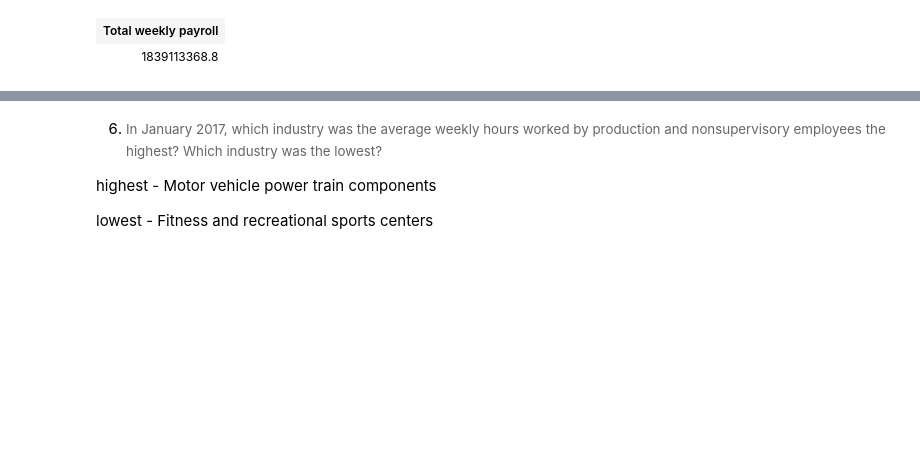
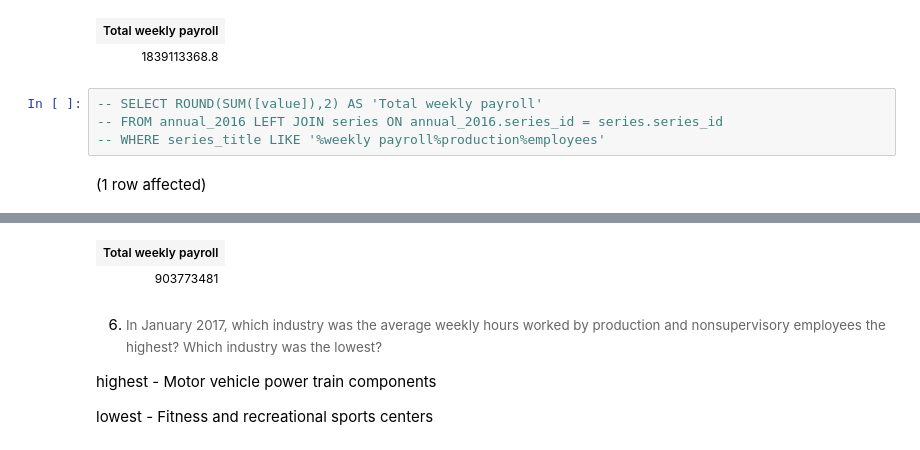
Before and after one commit to boroshs/Assignment3_9to5, a Jupyter notebook: 9to5.ipynb, the cells around one changed output, grey strips where cells are left out. Cells and saved outputs as stored; diff of their text form; blank space fills up the shorter version.

```diff
--- a/9to5.ipynb
+++ b/9to5.ipynb
@@ -322,3 +340,9 @@ WHERE series_title LIKE '%weekly payroll%production%employees'
 Total execution time: 00:00:00.448
 | Total weekly payroll |
 | 1839113368.8 |
+# %%
+-- SELECT ROUND(SUM([value]),2) AS 'Total weekly payroll'
+-- FROM annual_2016 LEFT JOIN series ON annual_2016.series_id = series.series_id
+-- WHERE series_title LIKE '%weekly payroll%production%employees'
+# %% [output]
+(1 row affected)
@@ -325,3 +350,5 @@ Total execution time: 00:00:00.448
+| Total weekly payroll |
+| 903773481 |
 # %% [markdown]
 6. <span style="background-color: rgb(255, 255, 255); font-size: 10pt; white-space: pre-wrap; color: rgb(102, 102, 102); font-family: Arvo, serif;">In January 2017, which industry was the average weekly hours worked by production and nonsupervisory employees the highest? Which industry was the lowest?</span>
 
```
Also changed, not shown: parts of 5 cells of this notebook.
